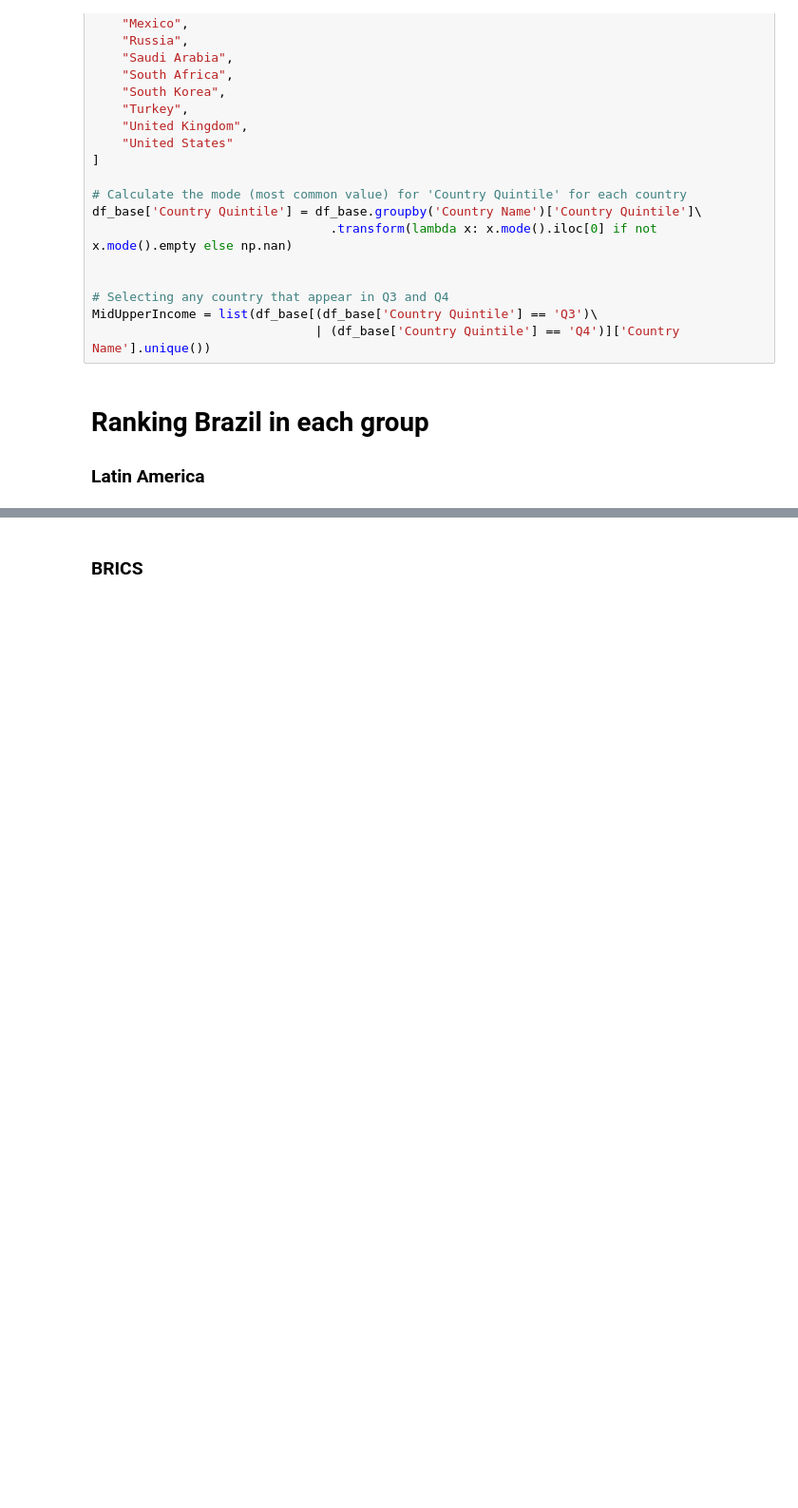
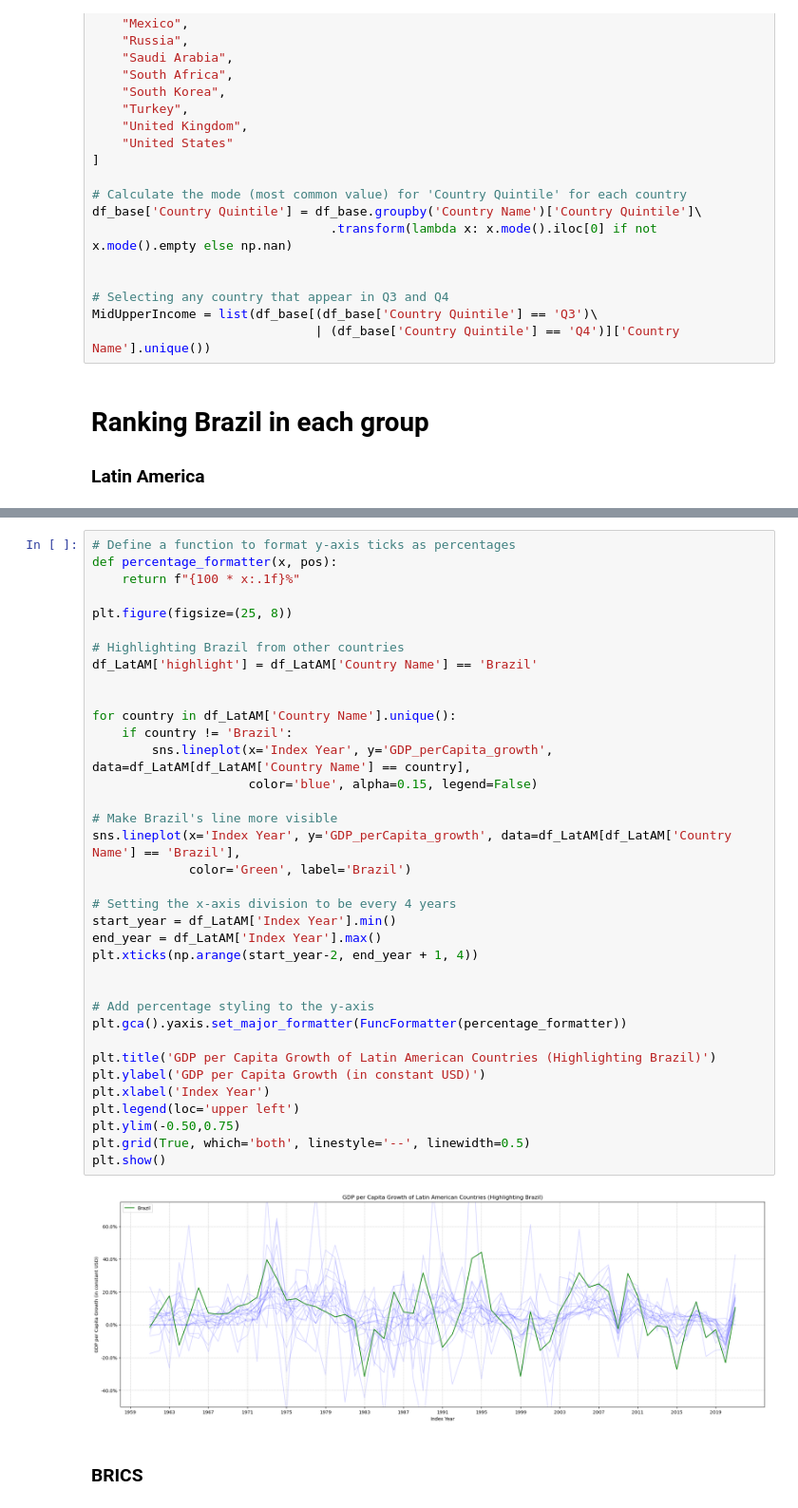
Before and after one commit to GustavoSept/Brazil_EconomicStats, a Jupyter notebook: Brazil_GrowthComparison/Brazil GDP Growth Comparison.ipynb, the cells around one changed output, grey strips where cells are left out. Shown at 95% size. Drawn from its saved outputs; the diff is of its cells as text; blank space fills up the shorter version.

```diff
--- a/Brazil_GrowthComparison/Brazil GDP Growth Comparison.ipynb
+++ b/Brazil_GrowthComparison/Brazil GDP Growth Comparison.ipynb
@@ -126,3 +134,41 @@ plt.show()
+# %%
+# Define a function to format y-axis ticks as percentages
+def percentage_formatter(x, pos):
+    return f"{100 * x:.1f}%"
+
+plt.figure(figsize=(25, 8))
+
+# Highlighting Brazil from other countries
+df_LatAM['highlight'] = df_LatAM['Country Name'] == 'Brazil'
+
+
+for country in df_LatAM['Country Name'].unique():
+    if country != 'Brazil':
+        sns.lineplot(x='Index Year', y='GDP_perCapita_growth', data=df_LatAM[df_LatAM['Country Name'] == country],
+                     color='blue', alpha=0.15, legend=False)
+
+# Make Brazil's line more visible
+sns.lineplot(x='Index Year', y='GDP_perCapita_growth', data=df_LatAM[df_LatAM['Country Name'] == 'Brazil'],
+             color='Green', label='Brazil')
+
+# Setting the x-axis division to be every 4 years
+start_year = df_LatAM['Index Year'].min()
+end_year = df_LatAM['Index Year'].max()
+plt.xticks(np.arange(start_year-2, end_year + 1, 4))
+
+
+# Add percentage styling to the y-axis
+plt.gca().yaxis.set_major_formatter(FuncFormatter(percentage_formatter))
+
+plt.title('GDP per Capita Growth of Latin American Countries (Highlighting Brazil)')
+plt.ylabel('GDP per Capita Growth (in constant USD)')
+plt.xlabel('Index Year')
+plt.legend(loc='upper left')
+plt.ylim(-0.50,0.75)
+plt.grid(True, which='both', linestyle='--', linewidth=0.5)
+plt.show()
+# %% [output]
+[figure, added]
 # %% [markdown]
 ### BRICS
 # %%
```
Also changed, not shown: parts of 10 cells of this notebook.
